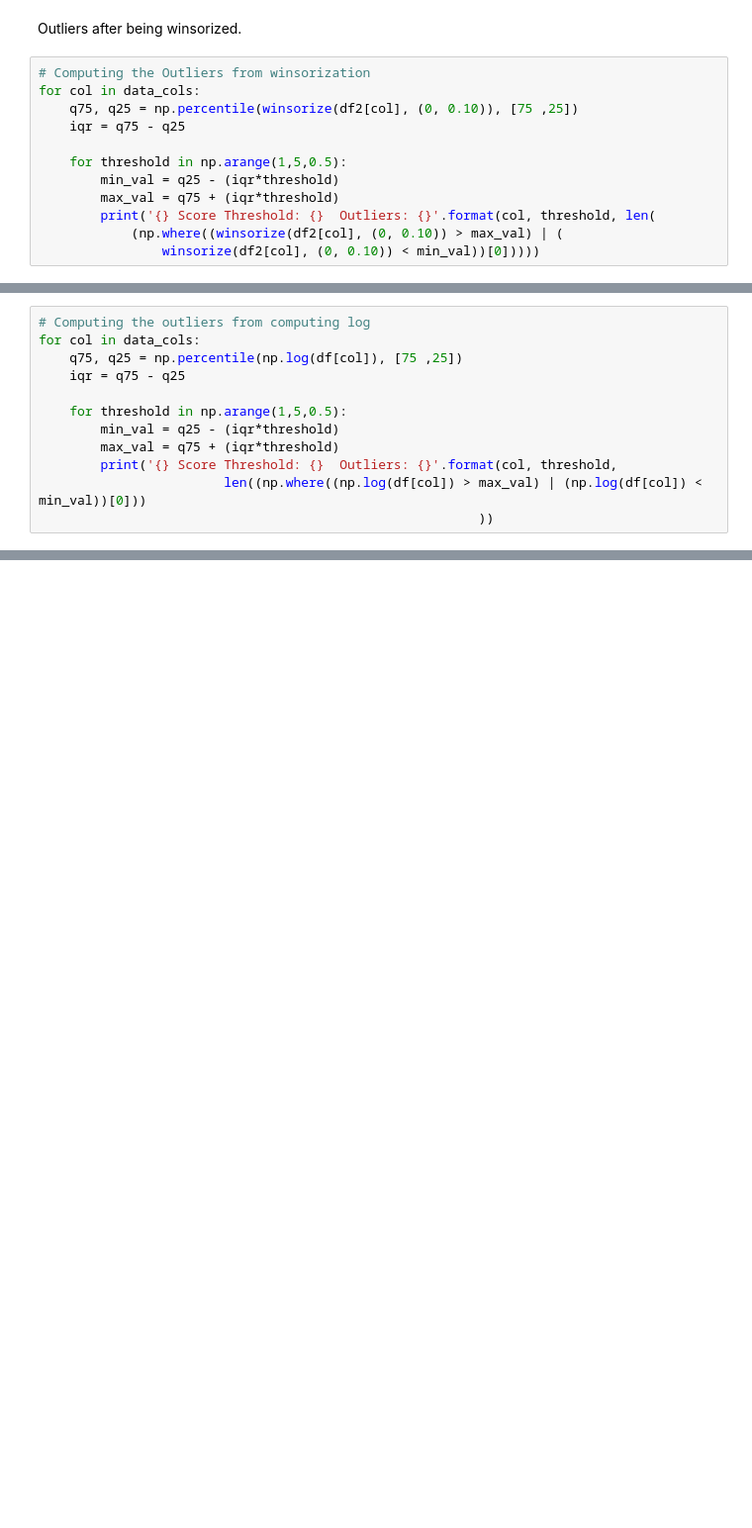
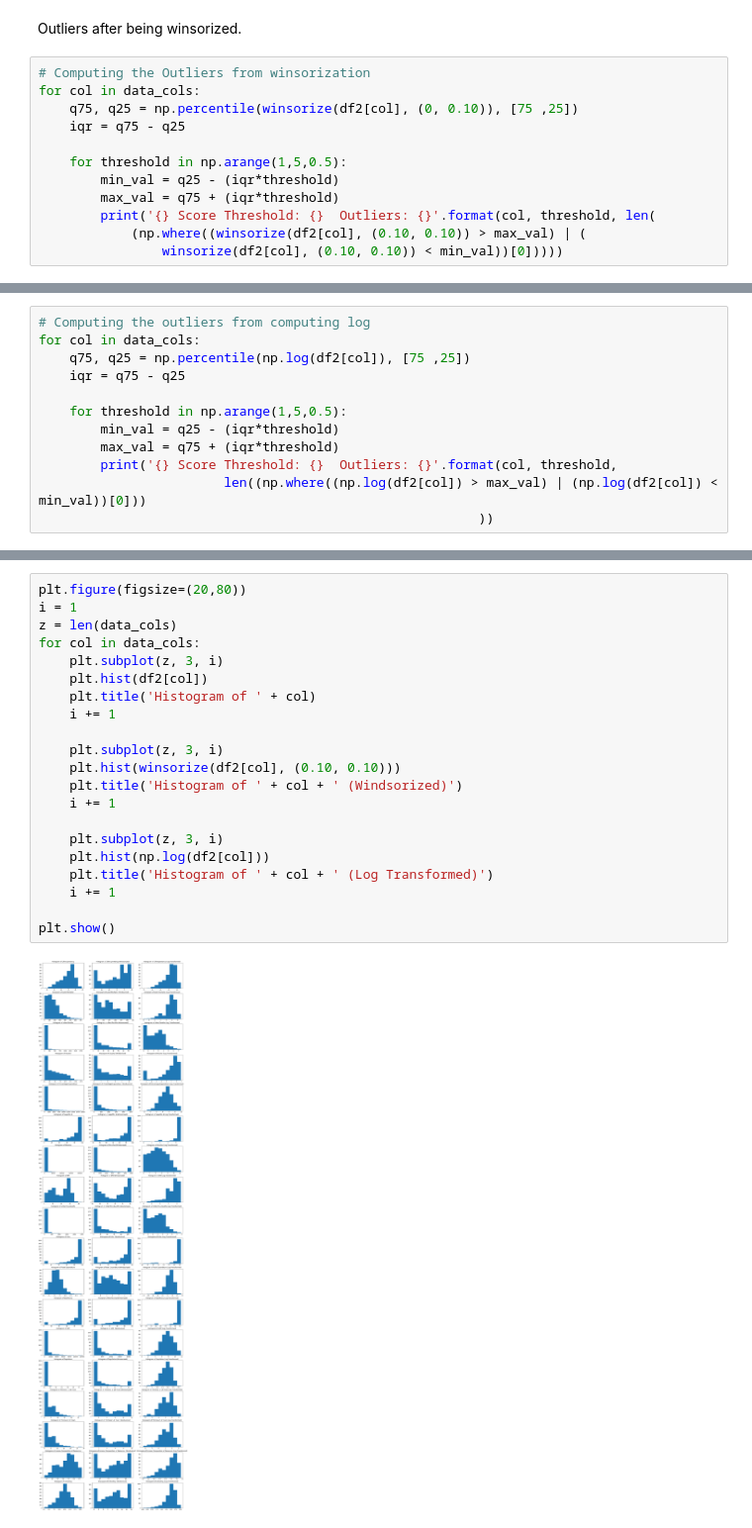
Before and after one commit to Taslack/Thinkful, a Jupyter notebook: Module 16/Checkpoint 10/Challenge.ipynb, the cells around one changed output, grey strips where cells are left out. Shown at 99% size. Drawn from its saved outputs; the diff is of its cells as text; blank space fills up the shorter version.

```diff
--- a/Module 16/Checkpoint 10/Challenge.ipynb
+++ b/Module 16/Checkpoint 10/Challenge.ipynb
@@ -229,6 +231,6 @@ for col in data_cols:
         min_val = q25 - (iqr*threshold)
         max_val = q75 + (iqr*threshold)
         print('{} Score Threshold: {}  Outliers: {}'.format(col, threshold, len(
-            (np.where((winsorize(df2[col], (0, 0.10)) > max_val) | (
-                winsorize(df2[col], (0, 0.10)) < min_val))[0]))))
+            (np.where((winsorize(df2[col], (0.10, 0.10)) > max_val) | (
+                winsorize(df2[col], (0.10, 0.10)) < min_val))[0]))))
 # %% [output]
@@ -254,13 +256,13 @@ Outliers after log.
 # %%
 # Computing the outliers from computing log
 for col in data_cols:
-    q75, q25 = np.percentile(np.log(df[col]), [75 ,25])
+    q75, q25 = np.percentile(np.log(df2[col]), [75 ,25])
     iqr = q75 - q25
 
     for threshold in np.arange(1,5,0.5):
         min_val = q25 - (iqr*threshold)
         max_val = q75 + (iqr*threshold)
         print('{} Score Threshold: {}  Outliers: {}'.format(col, threshold,
-                        len((np.where((np.log(df[col]) > max_val) | (np.log(df[col]) < min_val))[0]))
+                        len((np.where((np.log(df2[col]) > max_val) | (np.log(df2[col]) < min_val))[0]))
                                                          ))
 # %% [output]
@@ -283,0 +298,23 @@ Schooling Score Threshold: 4.5  Outliers: 0
+# %%
+plt.figure(figsize=(20,80))
+i = 1
+z = len(data_cols)
+for col in data_cols:
+    plt.subplot(z, 3, i)
+    plt.hist(df2[col])
+    plt.title('Histogram of ' + col)
+    i += 1
+
+    plt.subplot(z, 3, i)
+    plt.hist(winsorize(df2[col], (0.10, 0.10)))
+    plt.title('Histogram of ' + col + ' (Windsorized)')
+    i += 1
+
+    plt.subplot(z, 3, i)
+    plt.hist(np.log(df2[col]))
+    plt.title('Histogram of ' + col + ' (Log Transformed)')
+    i += 1
+
+plt.show()
+# %% [output]
+[figure, added]
```
Also changed, not shown: parts of 15 cells of this notebook.
